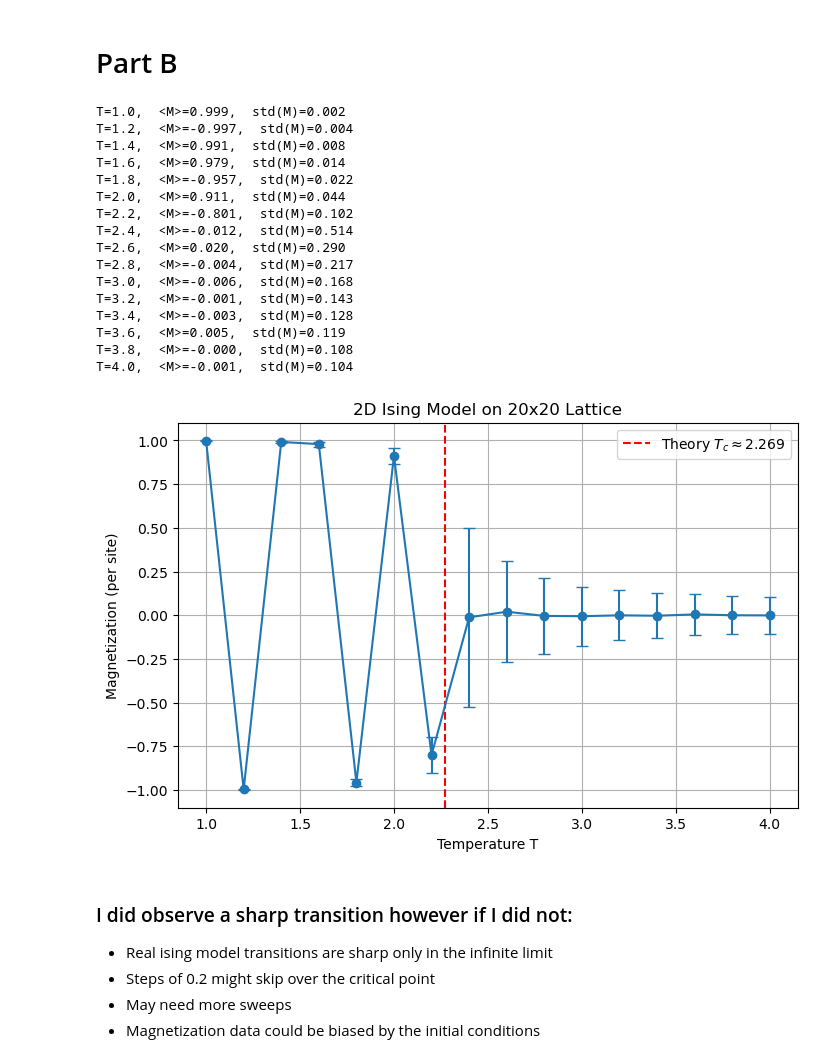
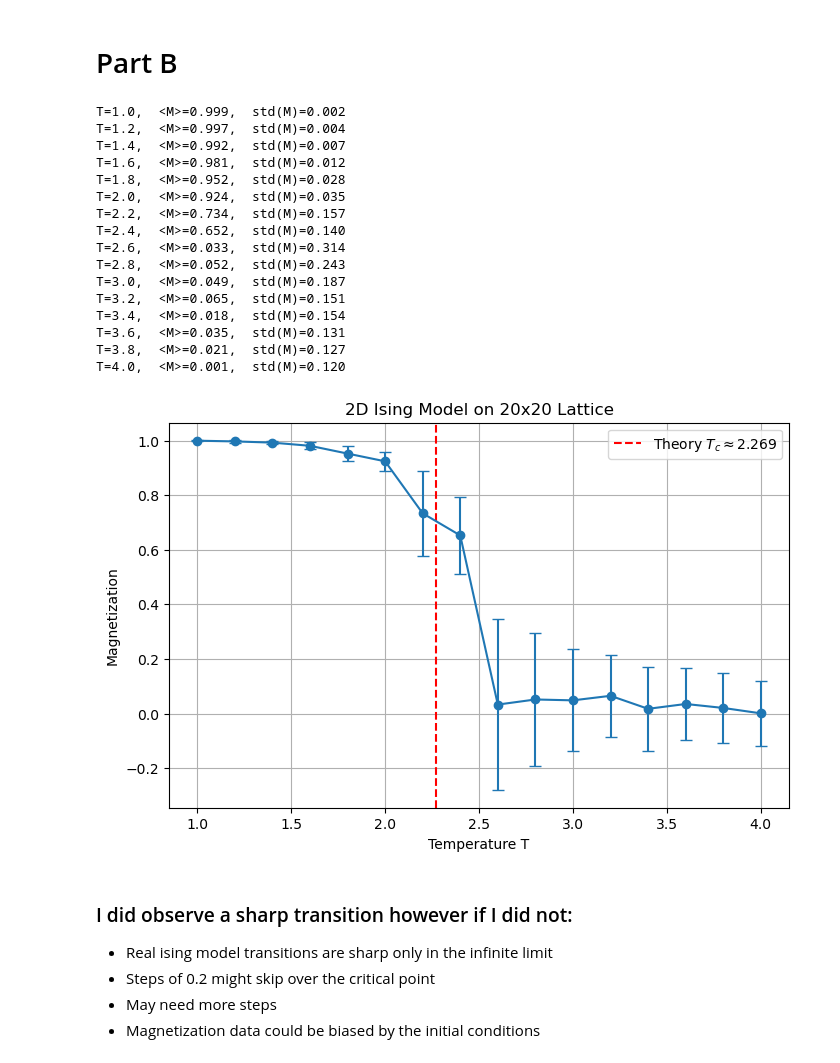
Before and after one commit to trevin-lee/ucsd_phys_142, a Jupyter notebook: Assignments/assignment_03/assignment_03.ipynb, the cells around one changed output. Drawn from its saved outputs; the diff is of its cells as text; code cells hidden in the pictures.

```diff
--- a/Assignments/assignment_03/assignment_03.ipynb
+++ b/Assignments/assignment_03/assignment_03.ipynb
@@ -318,8 +340,8 @@ plt.show()
 # Part B
 # %%
 N = 20
-sweeps = 20000
-burn_in = 5000
+steps = 200000
+burn_in = 10000
 thin = 1
 T_values = np.arange(1.0, 4.1, 0.2)
 
@@ -330,10 +352,9 @@ for T in T_values:
     mags = run_ising_simulation(
         N=N,
         T=T,
-        sweeps=sweeps,
+        steps=steps,
         burn_in=burn_in,
-        init='random',
-        thin=thin
+        init='up',
     )
     m_mean = np.mean(mags)
     m_std  = np.std(mags, ddof=1)
@@ -346,36 +367,37 @@ mean_mags = np.array(mean_mags)
 std_mags  = np.array(std_mags)
 # %% [output]
 T=1.0,  <M>=0.999,  std(M)=0.002
-T=1.2,  <M>=-0.997,  std(M)=0.004
-T=1.4,  <M>=0.991,  std(M)=0.008
-T=1.6,  <M>=0.979,  std(M)=0.014
-T=1.8,  <M>=-0.957,  std(M)=0.022
-T=2.0,  <M>=0.911,  std(M)=0.044
-T=2.2,  <M>=-0.801,  std(M)=0.102
-T=2.4,  <M>=-0.012,  std(M)=0.514
-T=2.6,  <M>=0.020,  std(M)=0.290
-T=2.8,  <M>=-0.004,  std(M)=0.217
-T=3.0,  <M>=-0.006,  std(M)=0.168
-T=3.2,  <M>=-0.001,  std(M)=0.143
-T=3.4,  <M>=-0.003,  std(M)=0.128
-T=3.6,  <M>=0.005,  std(M)=0.119
-T=3.8,  <M>=-0.000,  std(M)=0.108
-T=4.0,  <M>=-0.001,  std(M)=0.104
+T=1.2,  <M>=0.997,  std(M)=0.004
+T=1.4,  <M>=0.992,  std(M)=0.007
+T=1.6,  <M>=0.981,  std(M)=0.012
+T=1.8,  <M>=0.952,  std(M)=0.028
+T=2.0,  <M>=0.924,  std(M)=0.035
+T=2.2,  <M>=0.734,  std(M)=0.157
+T=2.4,  <M>=0.652,  std(M)=0.140
+T=2.6,  <M>=0.033,  std(M)=0.314
+T=2.8,  <M>=0.052,  std(M)=0.243
+T=3.0,  <M>=0.049,  std(M)=0.187
+T=3.2,  <M>=0.065,  std(M)=0.151
+T=3.4,  <M>=0.018,  std(M)=0.154
+T=3.6,  <M>=0.035,  std(M)=0.131
+T=3.8,  <M>=0.021,  std(M)=0.127
+T=4.0,  <M>=0.001,  std(M)=0.120
-[figure, removed]
 # %%
 
 plt.figure(figsize=(8,5))
 plt.errorbar(T_values, mean_mags, yerr=std_mags, fmt='o-', capsize=4)
 plt.axvline(x=2.269, color='r', linestyle='--', label='Theory $T_c \\approx 2.269$')
 plt.xlabel("Temperature T")
-plt.ylabel("Magnetization (per site)")
+plt.ylabel("Magnetization")
 plt.title(f"2D Ising Model on {N}x{N} Lattice")
 plt.grid(True)
 plt.legend()
 plt.show()
+# %% [output]
+[figure, added]
 # %% [markdown]
 ### I did observe a sharp transition however if I did not:
 - Real ising model transitions are sharp only in the infinite limit
 - Steps of 0.2 might skip over the critical point
-- May need more sweeps
+- May need more steps
 - Magnetization data could be biased by the initial conditions
```
Also changed, not shown: parts of 7 cells of this notebook.
